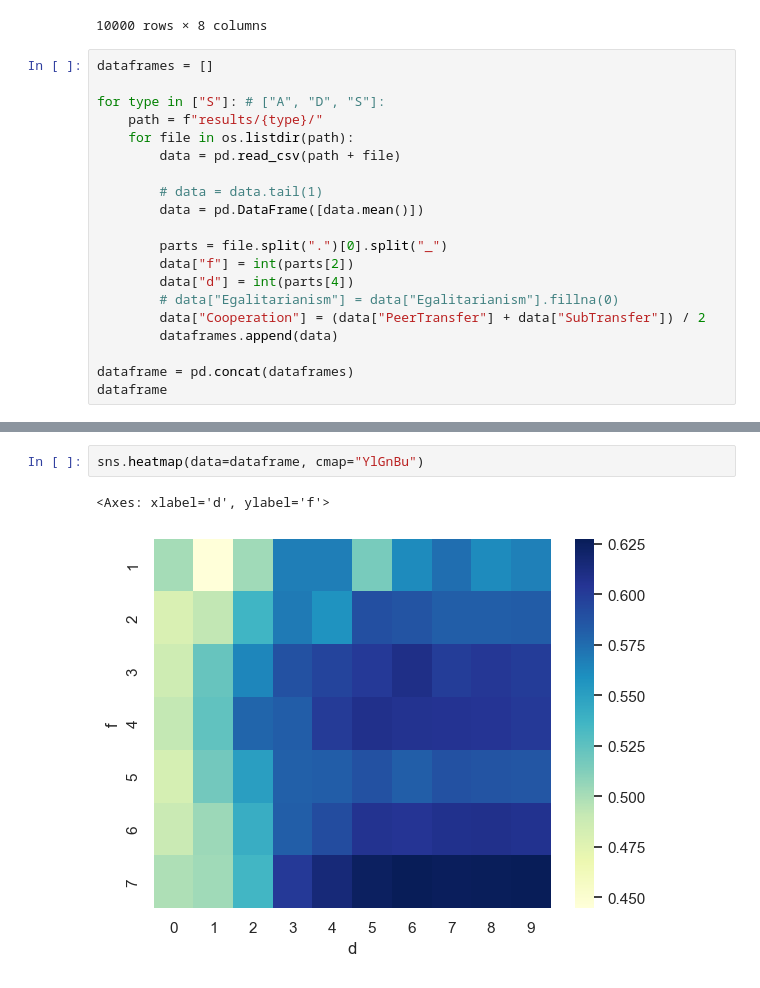
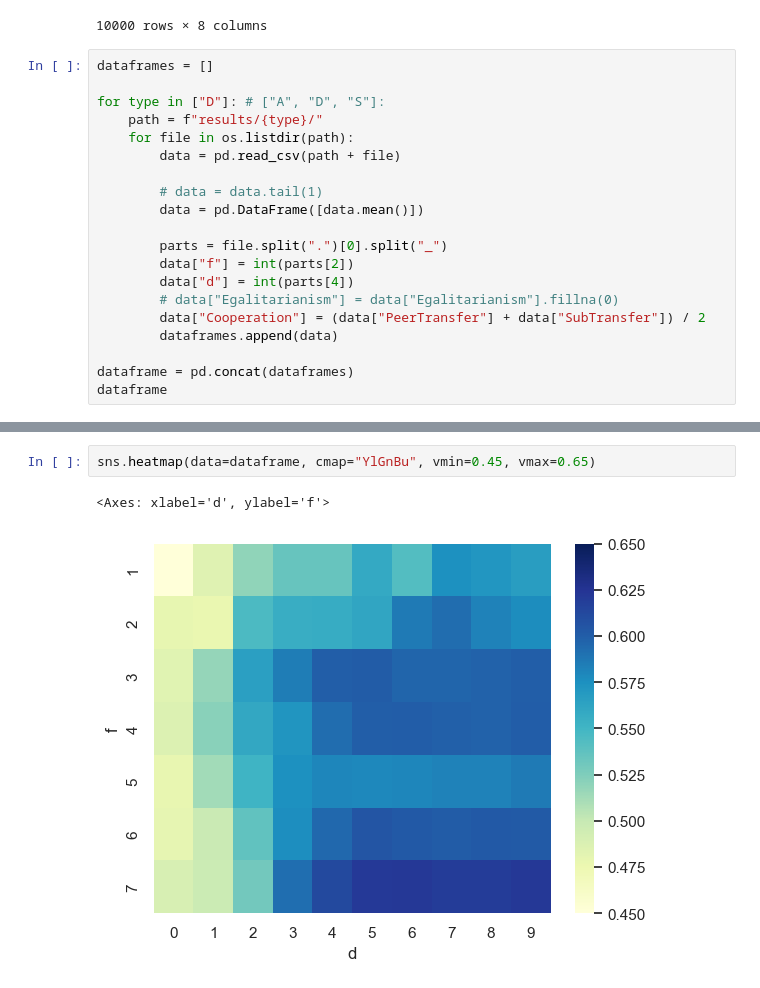
Before and after one commit to thesisyphean/neolithic-abm, a Jupyter notebook: plot.ipynb, the cells around one changed output, grey strips where cells are left out. Saved outputs shown, nothing was run; the diff lists cells and outputs as text.

```diff
--- a/plot.ipynb
+++ b/plot.ipynb
@@ -23,7 +23,7 @@ data
 # %%
 dataframes = []
 
-for type in ["S"]: # ["A", "D", "S"]:
+for type in ["D"]: # ["A", "D", "S"]:
     path = f"results/{type}/"
     for file in os.listdir(path):
         data = pd.read_csv(path + file)
@@ -77,6 +77,6 @@ dataframe
 <Figure size 640x480 with 0 Axes>
 # %%
-sns.heatmap(data=dataframe, cmap="YlGnBu")
+sns.heatmap(data=dataframe, cmap="YlGnBu", vmin=0.45, vmax=0.65)
 # %% [output]
 <Axes: xlabel='d', ylabel='f'>
-[figure, old version]
+[figure, new version]
```
Also changed, not shown: parts of 2 cells of this notebook, 5 other files.
